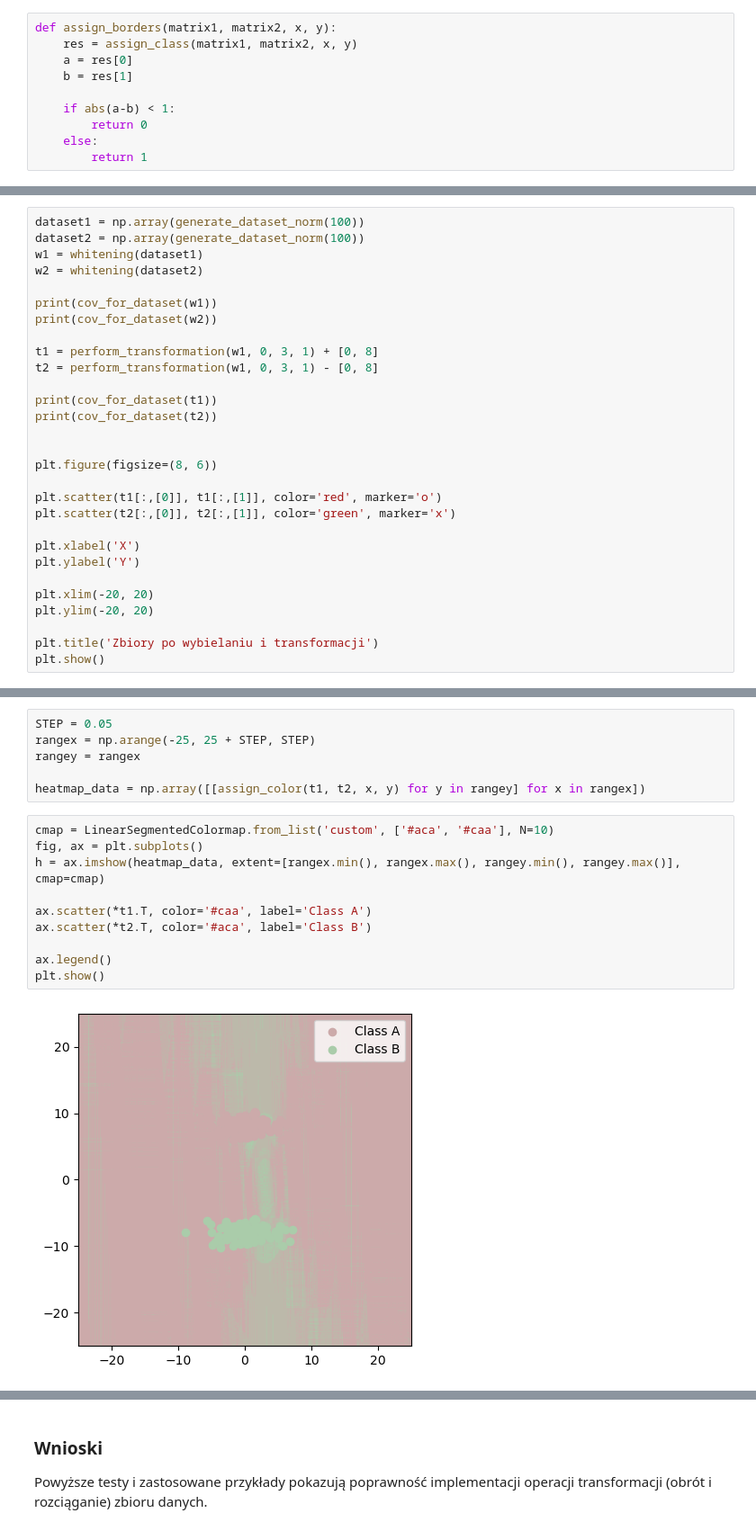
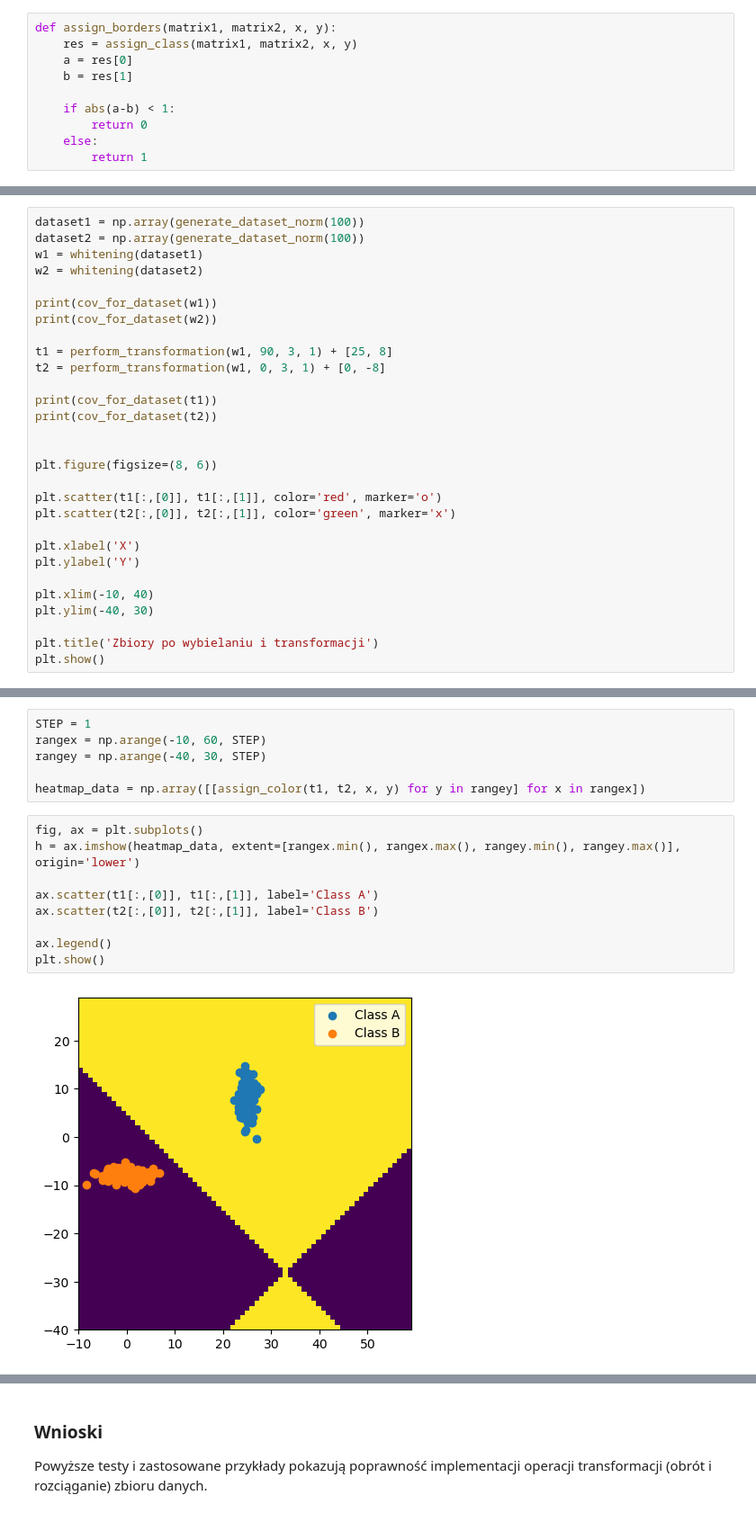
Before and after one commit to Funiek/eksploracja-danych, a Jupyter notebook: cw6/ed_cw6_krzysztof_funkowski.ipynb, the cells around one changed output, grey strips where cells are left out. Shown at 90% size. Drawn from its saved outputs; the diff is of its cells as text.

```diff
--- a/cw6/ed_cw6_krzysztof_funkowski.ipynb
+++ b/cw6/ed_cw6_krzysztof_funkowski.ipynb
@@ -328,8 +339,8 @@ w2 = whitening(dataset2)
 print(cov_for_dataset(w1))
 print(cov_for_dataset(w2))
 
-t1 = perform_transformation(w1, 0, 3, 1) + [0, 8]
-t2 = perform_transformation(w1, 0, 3, 1) - [0, 8]
+t1 = perform_transformation(w1, 90, 3, 1) + [25, 8]
+t2 = perform_transformation(w1, 0, 3, 1) + [0, -8]
 
 print(cov_for_dataset(t1))
 print(cov_for_dataset(t2))
@@ -343,8 +354,8 @@ plt.scatter(t2[:,[0]], t2[:,[1]], color='green', marker='x')
 plt.xlabel('X')
 plt.ylabel('Y')
 
-plt.xlim(-20, 20)
-plt.ylim(-20, 20)
+plt.xlim(-10, 40)
+plt.ylim(-40, 30)
 
 plt.title('Zbiory po wybielaniu i transformacji')
 plt.show()
@@ -361,21 +372,20 @@ plt.show()
 # %%
-STEP = 0.05
-rangex = np.arange(-25, 25 + STEP, STEP)
-rangey = rangex
+STEP = 1
+rangex = np.arange(-10, 60, STEP)
+rangey = np.arange(-40, 30, STEP)
 
 heatmap_data = np.array([[assign_color(t1, t2, x, y) for y in rangey] for x in rangex])
 # %%
-cmap = LinearSegmentedColormap.from_list('custom', ['#aca', '#caa'], N=10)
 fig, ax = plt.subplots()
-h = ax.imshow(heatmap_data, extent=[rangex.min(), rangex.max(), rangey.min(), rangey.max()], cmap=cmap)
+h = ax.imshow(heatmap_data, extent=[rangex.min(), rangex.max(), rangey.min(), rangey.max()], origin='lower')
 
-ax.scatter(*t1.T, color='#caa', label='Class A')
-ax.scatter(*t2.T, color='#aca', label='Class B')
+ax.scatter(t1[:,[0]], t1[:,[1]], label='Class A')
+ax.scatter(t2[:,[0]], t2[:,[1]], label='Class B')
 
 ax.legend()
 plt.show()
 # %% [output]
-[figure, old version]
+[figure, new version]
 # %%
 heatmap_data.shape
 # %% [output]
```
Also changed, not shown: parts of 23 cells of this notebook.
